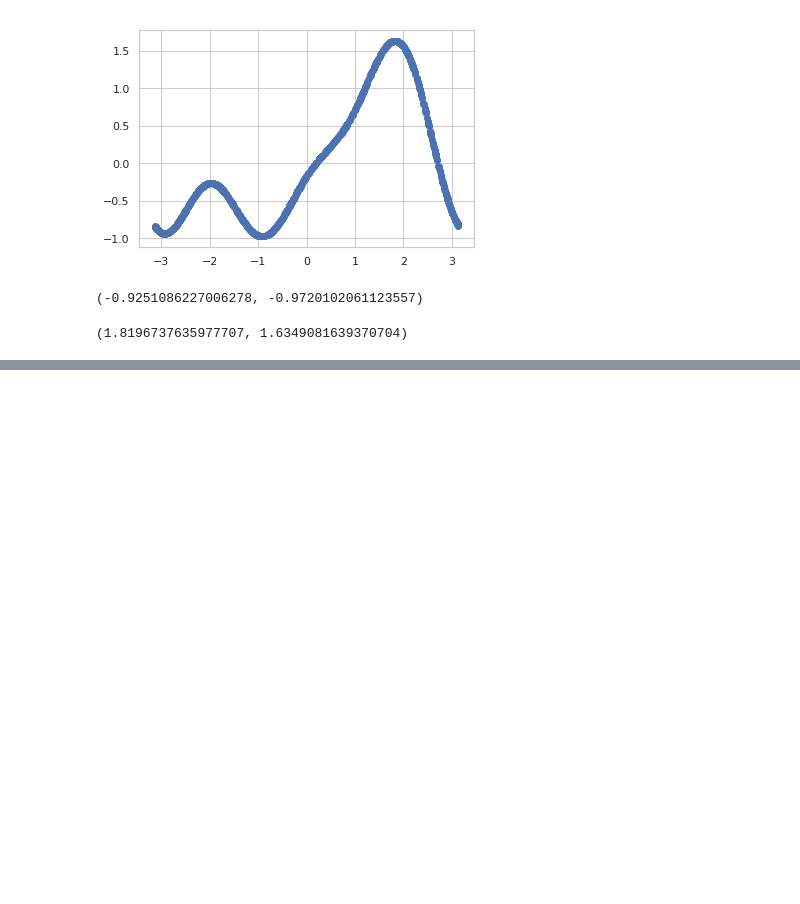
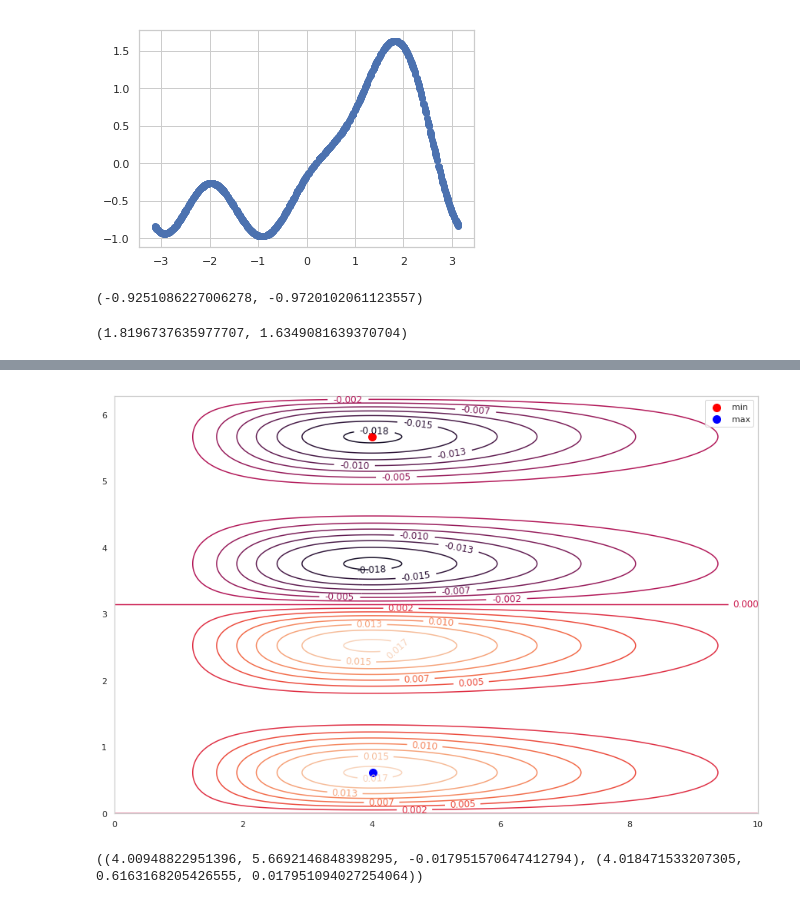
Before and after one commit to WeitBelou/monte-carlo, a Jupyter notebook: notebooks/Lesson 6.ipynb, the cells around one changed output, grey strips where cells are left out. Drawn from its saved outputs; the diff is of its cells as text; code cells hidden in the pictures; blank space fills up the shorter version.

```diff
--- a/notebooks/Lesson 6.ipynb
+++ b/notebooks/Lesson 6.ipynb
@@ -52,0 +115,6 @@ sorted_points[-1]
+# %%
+minimax = compute_minimax(w(2, 1, 0), ((0, 10), (0, 2 * math.pi)))
+print(minimax)
+# %% [output]
+[figure, added]
+((4.00948822951396, 5.6692146848398295, -0.017951570647412794), (4.018471533207305, 0.6163168205426555, 0.017951094027254064))
```
Also changed, not shown: parts of 15 cells of this notebook, 1 other file.
